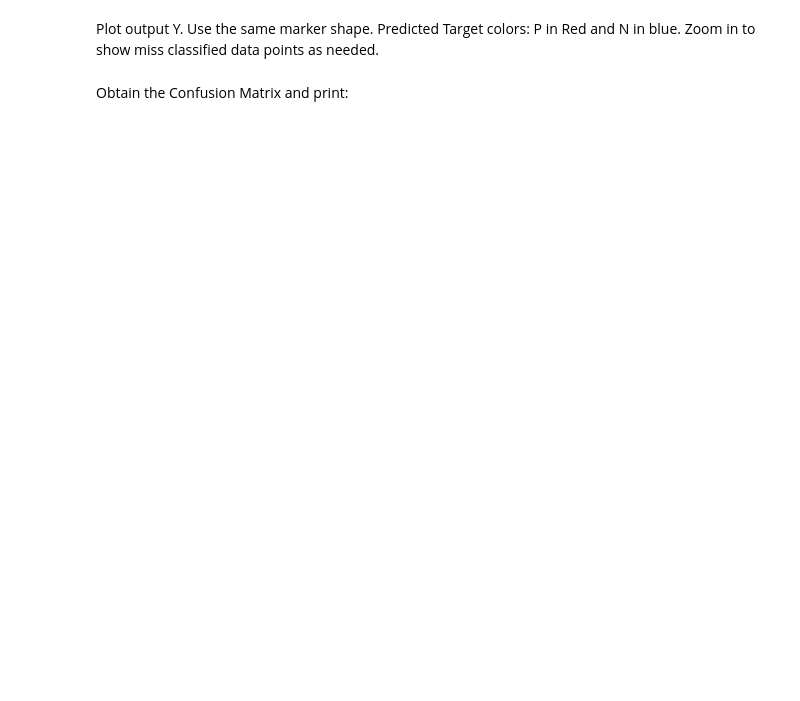
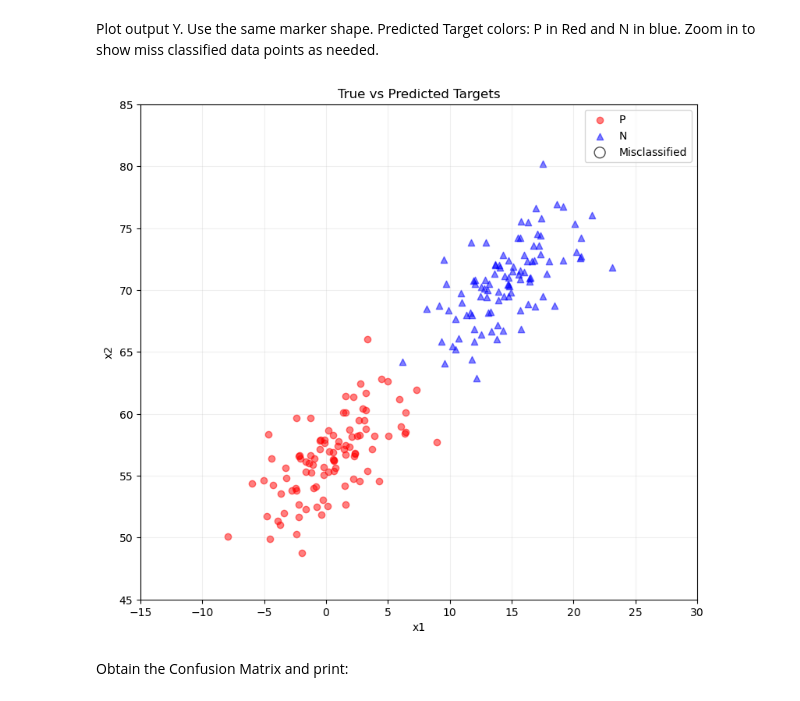
Before and after one commit to adamrodi/CMPS4700, a Jupyter notebook: Notebooks/adam.ipynb, the cells around one changed output. Saved outputs shown, nothing was run; the diff lists cells and outputs as text; code cells hidden in the pictures; blank space fills up the shorter version.

```diff
--- a/Notebooks/adam.ipynb
+++ b/Notebooks/adam.ipynb
@@ -155,3 +221,17 @@ Else<br>
 ...    <b>P</b>
 # %% [markdown]
 Obtain predicted class labels of the dataset PN using SimpleClassifier:
+# %%
+decision_median = (PN["x1"] + PN["x2"]).median()
+print("Decision Boundary Median:", decision_median)
+
+print("Max True_Positive Value:", max(P['x1'] + P['x2']))
+print("Min True_Negative Value:", min(N['x1'] + N['x2']))
+
+PN["predicted"] = np.where(
+    PN["x1"] + PN["x2"] > decision_median,
+    "N",
+    "P"
+)
+
+PN.head()
@@ -158,2 +248,7 @@ Obtain predicted class labels of the dataset PN using SimpleClassifier:
 # %% [markdown]
 Print output Y(x1,x2,True_Target, Predicted_Target)
+# %%
+Y = PN[["x1", "x2", "target", "predicted"]].copy()
+Y.columns = ["x1", "x2", "True_Target", "Predicted_Target"]
+
+Y
@@ -160,4 +269,26 @@ Print output Y(x1,x2,True_Target, Predicted_Target)
 # %% [markdown]
 Plot output Y. Use the same marker shape. Predicted Target colors: P in Red and N in blue. Zoom in to show miss classified data points as needed.
+# %%
+fig, ax = plt.subplots(figsize=(8, 8))
+ax.scatter(Y[Y['Predicted_Target'] == "P"]['x1'], Y[Y['Predicted_Target'] == "P"]['x2'], c='red', marker='o', label='P', alpha=0.5)
+ax.scatter(Y[Y['Predicted_Target'] == "N"]['x1'], Y[Y['Predicted_Target'] == "N"]['x2'], c='blue', marker='^', label='N', alpha=0.5)
+ax.scatter(Y[Y['Predicted_Target'] != Y['True_Target']]['x1'], Y[Y['Predicted_Target'] != Y['True_Target']]['x2'],
+           facecolors='none', edgecolors='black', s=100, label='Misclassified', alpha=0.7)
+
+ax.set_xlabel('x1')
+ax.set_ylabel('x2')
+ax.xaxis.set_major_locator(MultipleLocator(5))
+ax.yaxis.set_major_locator(MultipleLocator(5))
+ax.set_xlim(-15, 30)
+ax.set_ylim(45, 85)
+ax.set_aspect('equal', adjustable='box')
+ax.grid(alpha=0.2)
+ax.set_title('True vs Predicted Targets')
+ax.legend()
+
+plt.tight_layout()
+plt.show()
+# %% [output]
+[figure, added]
 # %% [markdown]
 Obtain the Confusion Matrix and print:
```
Also changed, not shown: parts of 10 cells of this notebook.
